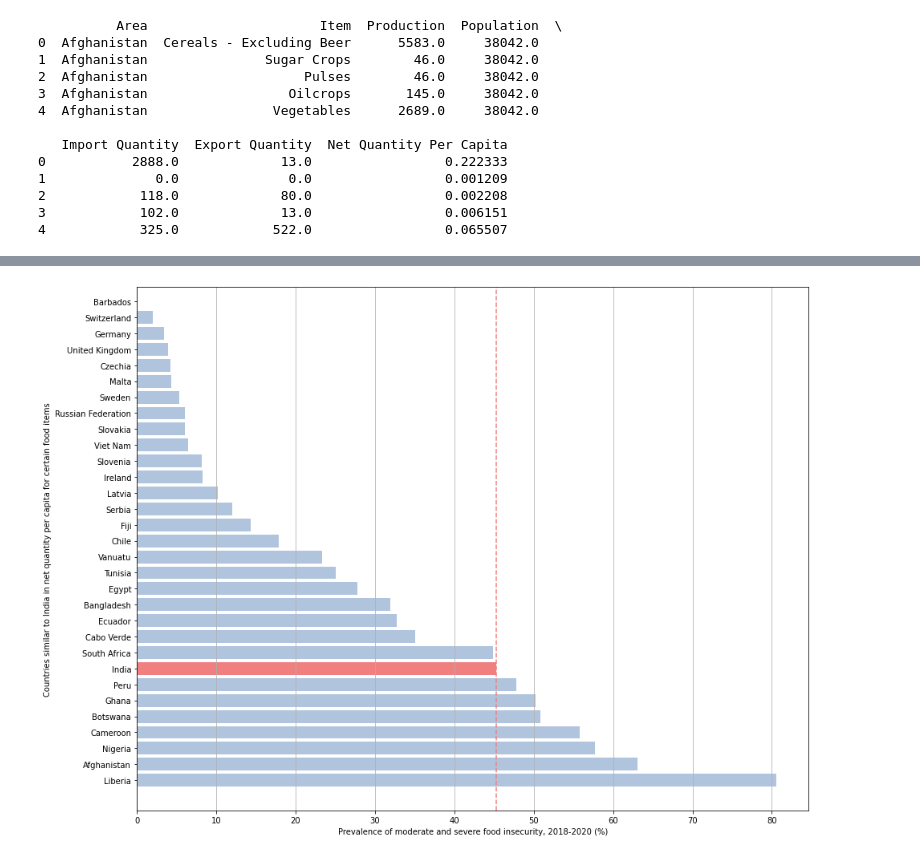
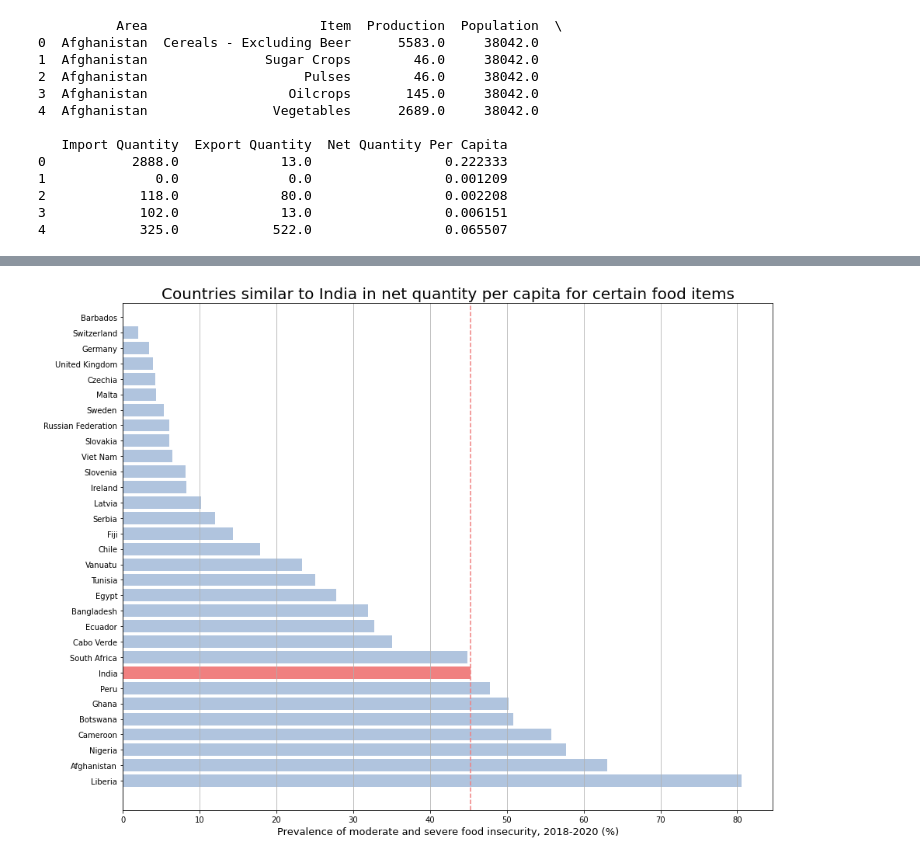
Before and after one commit to nitinjain96/food-security, a Jupyter notebook: exp/Exp001_playing_around_agriculture_production_data.ipynb, the cells around one changed output, grey strips where cells are left out. Cells and saved outputs as stored; diff of their text form; code cells hidden in the pictures.

```diff
--- a/exp/Exp001_playing_around_agriculture_production_data.ipynb
+++ b/exp/Exp001_playing_around_agriculture_production_data.ipynb
@@ -275,7 +291,9 @@ exp_subdata.rename(columns={"Y2019": "Export Quantity"}, inplace=True)
 food_balances_data = prod_subdata.merge(imp_subdata, copy=False)
 food_balances_data = food_balances_data.merge(exp_subdata, copy=False)
 # %%
-food_balances_data["Net Quantity Per Capita"] = (food_balances_data["Production"] + food_balances_data["Import Quantity"] - food_balances_data["Export Quantity"])/food_balances_data["Population"]
+food_balances_data["Net Quantity Per Capita"] = (
+    food_balances_data["Production"] + food_balances_data["Import Quantity"] - food_balances_data["Export Quantity"]
+)/food_balances_data["Population"]
 print(food_balances_data.head())
 # %% [output]
           Area                      Item  Production  Population  \
@@ -294,10 +312,14 @@ print(food_balances_data.head())
 # %%
 # calculating India's rank wrt food available per capita, and finding countries neighbouring it
 def get_india_ranking_neighbours(prod_resource):
-    selected_resource_data = food_balances_data[food_balances_data['Item'] == prod_resource].reset_index(drop=True)
+    selected_resource_data = food_balances_data[
+        food_balances_data['Item'] == prod_resource
+    ].reset_index(drop=True)
     selected_resource_data["Ranking"] = selected_resource_data["Net Quantity Per Capita"].rank(ascending=False)
     india_rank = int(selected_resource_data.loc[selected_resource_data["Area"] == "India"]["Ranking"])
-    range_df = selected_resource_data[(selected_resource_data["Ranking"] >= india_rank-3) & (selected_resource_data["Ranking"] <= india_rank+3)]
+    range_df = selected_resource_data[
+        (selected_resource_data["Ranking"] >= india_rank-3)
+        & (selected_resource_data["Ranking"] <= india_rank+3)]
     return list(range_df["Area"])
 
 # cereals
@@ -334,4 +356,6 @@ comparison_countries
 # %%
 food_insecurity_data_all = pd.read_csv("../data/Food_Security_Data_E_All_Data_NOFLAG.csv", encoding = "ISO-8859-1")
-print(food_insecurity_data_all.head(10))
-food_insecurity_data = food_insecurity_data_all[food_insecurity_data_all["Item"] == "Prevalence of moderate or severe food insecurity in the total population (percent) (3-year average)"]
+# print(food_insecurity_data_all.head(10))
+food_insecurity_data = food_insecurity_data_all[
+    food_insecurity_data_all["Item"] == "Prevalence of moderate or severe food insecurity in the total population (percent) (3-year average)"
+]
@@ -356,6 +362,8 @@ food_insecurity_data = food_insecurity_data_all[food_insecurity_data_all["Item"]
 # %%
 food_insecurity_data = food_insecurity_data[["Area", "Y20182020"]]
-food_insecurity_data = food_insecurity_data[food_insecurity_data["Area"].isin(comparison_countries)]
+food_insecurity_data = food_insecurity_data[
+    food_insecurity_data["Area"].isin(comparison_countries)
+]
 food_insecurity_data["Y20182020"] = pd.to_numeric(food_insecurity_data["Y20182020"], downcast = "float")
 
 # calculating value for India
@@ -364,23 +375,27 @@ food_insecurity_data.sort_values("Y20182020", ascending=False, inplace=True)
 # %%
 fig = plt.figure(figsize = (15, 12))
 colors = []
-food_insecurity_data.loc[food_insecurity_data["Area"] == "United Kingdom of Great Britain and Northern Ireland", "Area"] = "United Kingdom"
+food_insecurity_data.loc[
+    food_insecurity_data["Area"] == "United Kingdom of Great Britain and Northern Ireland"
+    , "Area"
+] = "United Kingdom"
 for country in food_insecurity_data["Area"]:
     if country == "India":
         colors.append("lightcoral")
     else:
         colors.append("lightsteelblue")
 plt.barh(food_insecurity_data["Area"], food_insecurity_data["Y20182020"], color=colors)
 plt.axvline(
     x=float(food_insecurity_data.loc[food_insecurity_data["Area"] == "India", "Y20182020"]),
     linestyle='--', color="lightcoral"
 )
 plt.grid(axis="x")
-plt.xlabel("Prevalence of moderate and severe food insecurity, 2018-2020 (%)")
-plt.ylabel("Countries similar to India in net quantity per capita for certain food items")
+plt.xlabel("Prevalence of moderate and severe food insecurity, 2018-2020 (%)", fontsize=13)
+plt.title("Countries similar to India in net quantity per capita for certain food items", fontsize=20)
 plt.show()
+fig.savefig('../images/Exp1/comparable_quantities.jpg',  bbox_inches='tight')
 # %% [output]
-[figure, old version]
+[figure, new version]
 # %%
 pd.options.mode.chained_assignment = None
 
```
Also changed, not shown: parts of 9 cells of this notebook, 8 other files.
